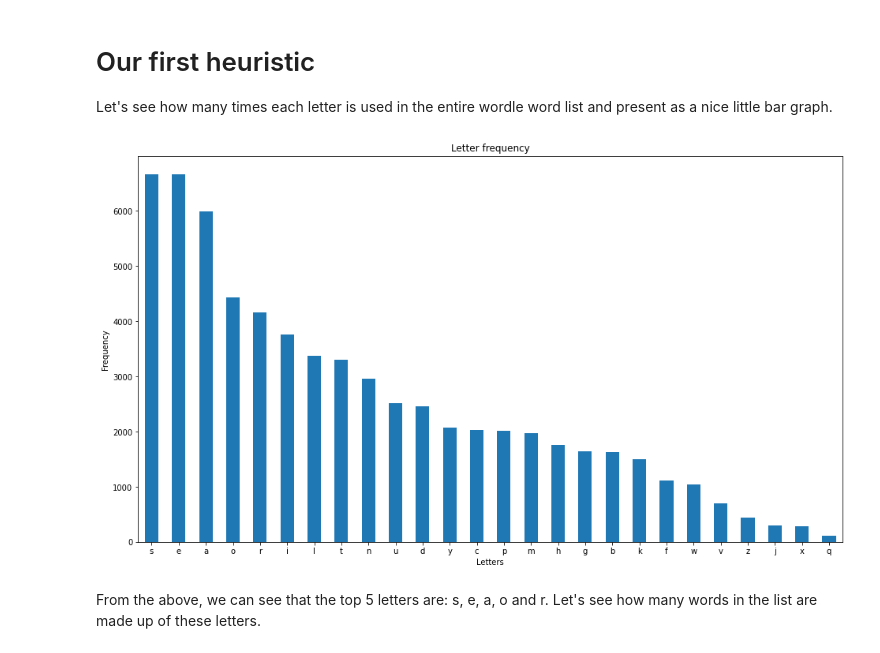
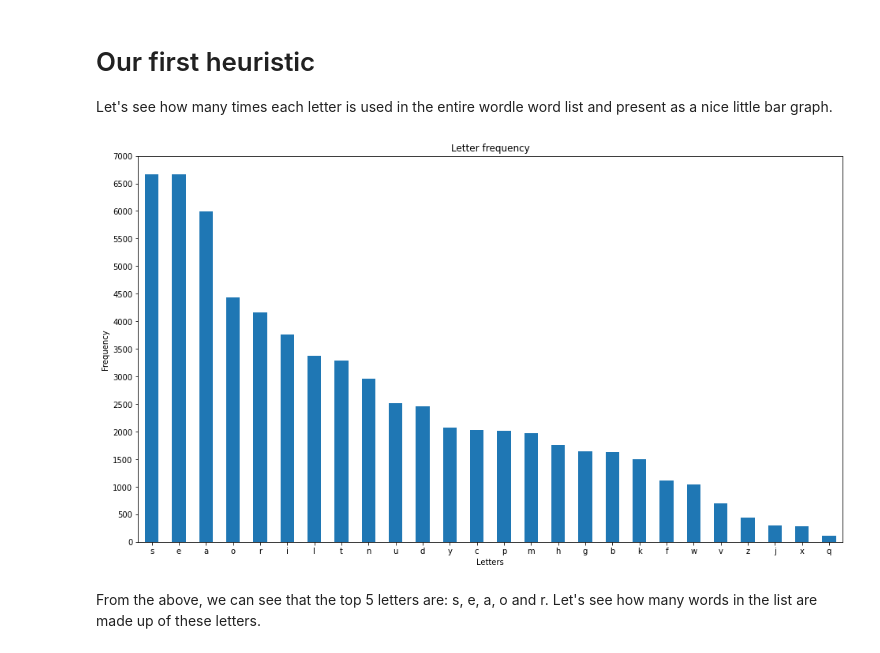
Before and after one commit to TalhaAzim/the-wordle-files, a Jupyter notebook: wordle-analysis-p1.ipynb, the cells around one changed output. Drawn from its saved outputs; the diff is of its cells as text; code cells hidden in the pictures.

```diff
--- a/wordle-analysis-p1.ipynb
+++ b/wordle-analysis-p1.ipynb
@@ -55,17 +44,18 @@ Let's see how many times each letter is used in the entire wordle word list and
 # %%
 from itertools import chain
 
 letters = pd.Series(chain.from_iterable(words["name"]))
 figs["letter_freq.png"] =letters.value_counts().plot(
     kind="bar",
     title="Letter frequency",
     figsize=(16,9),
     xlabel="Letters",
     ylabel="Frequency",
+    yticks=range(0, 7001, 500),
     rot=0
 )
 # %% [output]
-[figure, old version]
+[figure, new version]
 # %% [markdown]
 From the above, we can see that the top 5 letters are: s, e, a, o and r. Let's see how many words in the list are made up of these letters.
 # %%
```
Also changed, not shown: parts of 11 cells of this notebook.
